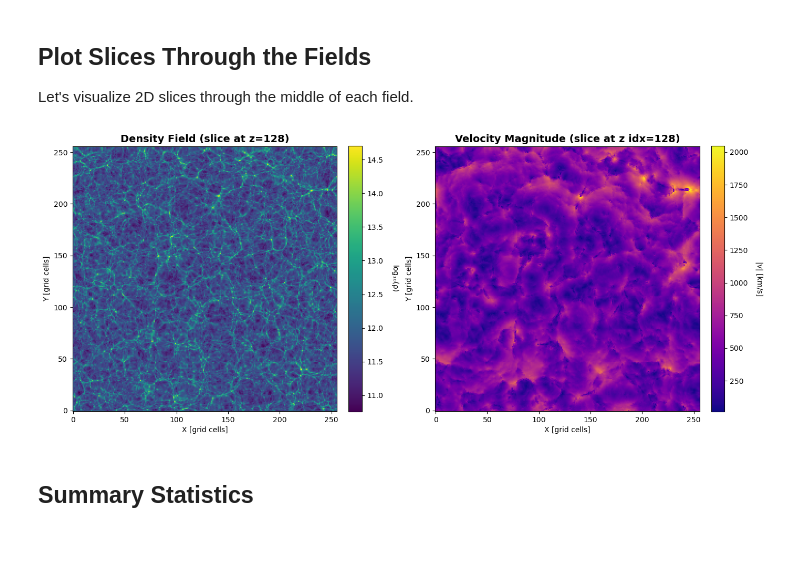
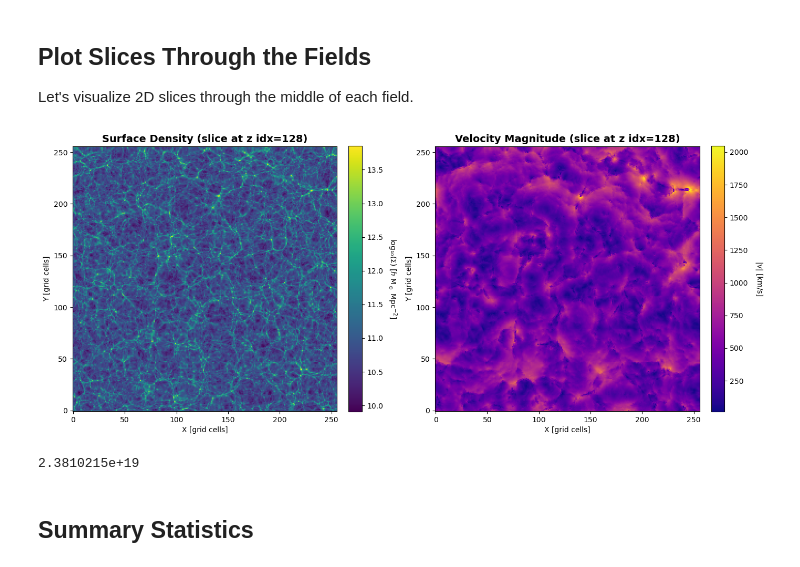
Before and after one commit to stuartmcalpine/manticore_public_scripts, a Jupyter notebook: manticore_data_tutorial.ipynb, the cells around one changed output. Cells and saved outputs as stored; diff of their text form; code cells hidden in the pictures.

```diff
--- a/manticore_data_tutorial.ipynb
+++ b/manticore_data_tutorial.ipynb
@@ -151,42 +154,55 @@ Mean velocity magnitude: 440.09 km/s
 
 Let's visualize 2D slices through the middle of each field.
 # %%
+# Simulation parameters
+L = 1000*0.681  # Box size in Mpc/h
+ngrid = density.shape[0]  # 256
+cell_size = L / ngrid  # Mpc/h per cell
+
 # Take a slice through the middle of the volume
 slice_idx = density.shape[0] // 2
+
+# Convert mass to surface density (mass per unit area)
+mass_slice = density[slice_idx, :, :]
+surface_density = mass_slice / (cell_size**2)  # h M☉ / Mpc²
 
 # Create the figure
 fig, axes = plt.subplots(1, 2, figsize=(14, 6))
 
-# Plot density slice
+# Plot surface density slice
 im1 = axes[0].imshow(
-    np.log10(density[slice_idx, :, :] + 1e-10),  # Log scale, add small value to avoid log(0)
+    np.log10(surface_density + 1e-10),  # Log scale, add small value to avoid log(0)
     cmap='viridis',
     origin='lower',
     interpolation='nearest'
 )
-axes[0].set_title(f'Density Field (slice at z={slice_idx})', fontsize=14, fontweight='bold')
+axes[0].set_title(f'Surface Density (slice at z idx={slice_idx})', fontsize=14, fontweight='bold')
 axes[0].set_xlabel('X [grid cells]')
 axes[0].set_ylabel('Y [grid cells]')
 cbar1 = plt.colorbar(im1, ax=axes[0], fraction=0.046, pad=0.04)
-cbar1.set_label('log₁₀(ρ)', rotation=270, labelpad=20)
+cbar1.set_label(r'log₁₀(Σ) [$h$ M$_\odot$ Mpc$^{-2}$]', rotation=270, labelpad=20)
 
 # Plot velocity magnitude slice
 im2 = axes[1].imshow(
     velocity_magnitude[slice_idx, :, :],
     cmap='plasma',
     origin='lower',
     interpolation='nearest'
 )
 axes[1].set_title(f'Velocity Magnitude (slice at z idx={slice_idx})', fontsize=14, fontweight='bold')
 axes[1].set_xlabel('X [grid cells]')
 axes[1].set_ylabel('Y [grid cells]')
 cbar2 = plt.colorbar(im2, ax=axes[1], fraction=0.046, pad=0.04)
 cbar2.set_label('|v| [km/s]', rotation=270, labelpad=20)
 
 plt.tight_layout()
 plt.show()
 # %% [output]
-[figure, old version]
+[figure, new version]
+# %%
+print(np.sum(density))
+# %% [output]
+2.3810215e+19
 # %% [markdown]
 ## Summary Statistics
 # %%
```
Also changed, not shown: parts of 5 cells of this notebook.
